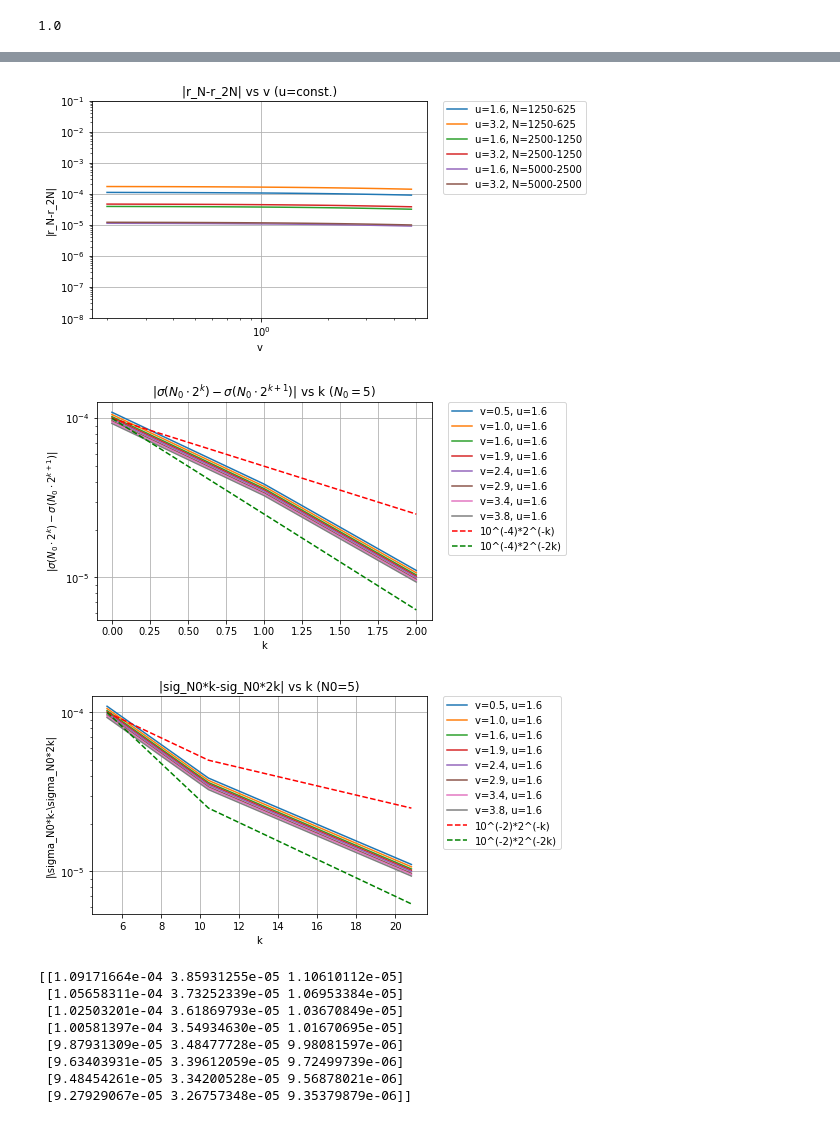
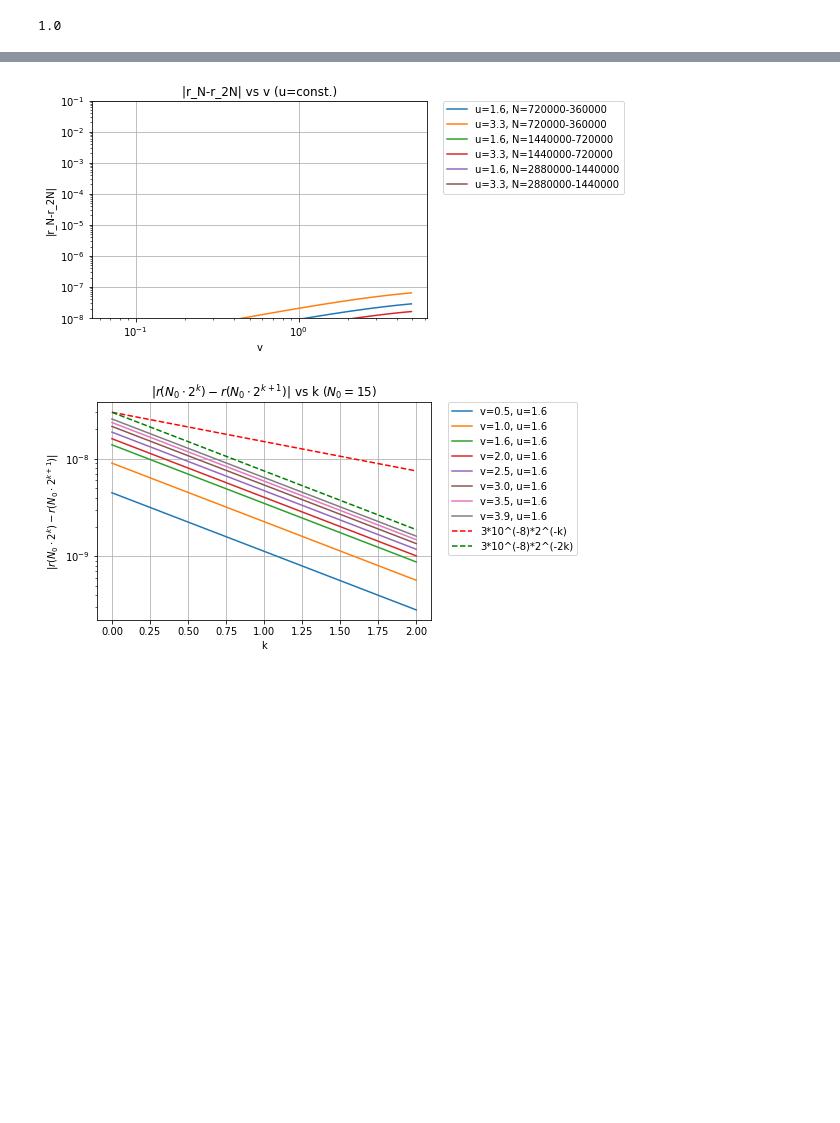
Before and after one commit to bpiotrzkowski/Double-Null-Code, a Jupyter notebook: Convergence Checker.ipynb, the cells around one changed output, grey strips where cells are left out. Cells and saved outputs as stored; diff of their text form; code cells hidden in the pictures; blank space fills up the shorter version.

```diff
--- a/Convergence Checker.ipynb
+++ b/Convergence Checker.ipynb
@@ -316,70 +321,40 @@ plt.ylim(10**(-8),10**(-1))
 #plt.savefig('Error.png',dpi=300,bbox_inches="tight")
 plt.show()
 
 vloc=[3/30,6/30,10/30,12/30,15/30,18/30,21/30,24/30]
 klist=np.zeros((len(vloc),len(Elist)-1))*np.nan
 
 for j in range(0,len(vloc)):
     for k in range(0,len(Elist)-1):
         klist[j][k]=Errorunp[k][0][int(vloc[j]*Nv)]#*Elist[k])]
 
 simlist=range(0,len(Elist)-1)
 #klist=np.array([Errorunp[0][0][int(1/2*Nv*Elist[0])],Errorunp[1][0][int(1/2*Nv*Elist[1])],Errorunp[2][0][int(1/2*Nv*Elist[2])],Errorunp[3][0][int(1/2*Nv*Elist[3])]])
 sample=np.zeros((len(Elist)-1))*np.nan
 sample2=np.zeros((len(Elist)-1))*np.nan
 sample3=np.zeros((len(Elist)-1))*np.nan
 for k in range(0,len(Elist)-1):
-    sample[k]=10**(-4)*2**(-1*simlist[k])
+    sample[k]=3*10**(-8)*2**(-1*simlist[k])
     #sample2[k]=10**(-3)*2**(-1*simlist[k])
-    sample3[k]=10**(-4)*2**(-2*simlist[k])
+    sample3[k]=3*10**(-8)*2**(-2*simlist[k])
 
 for j in range(0,len(vloc)):
     plot=plt.plot(simlist,klist[j][:],label='v='+str(round(vloc[j]*vmax,1))+", u="+str(round(uloc[0]*umax,1)))
-plt.plot(simlist,sample,'r--',label='10^(-4)*2^(-k)')
+plt.plot(simlist,sample,'r--',label='3*10^(-8)*2^(-k)')
 #plt.plot(simlist,sample2,'b--',label='10^(-3)*2^(-1k)')
-plt.plot(simlist,sample3,'g--',label='10^(-4)*2^(-2k)')
-plt.title(r'$|\sigma (N_0 \cdot 2^k)-\sigma (N_0 \cdot 2^{k+1})|$' ' vs k ' r'$(N_0=$'+str(N0)+')')
+plt.plot(simlist,sample3,'g--',label='3*10^(-8)*2^(-2k)')
+###for tex use \sigma, \phi respectively
+plt.title(r'$|r (N_0 \cdot 2^k)-r (N_0 \cdot 2^{k+1})|$' ' vs k ' r'$(N_0=$'+str(N0)+')')
 plt.xlabel('k')
 plt.legend(bbox_to_anchor=(1.05, 1), loc=2, borderaxespad=0.)
 #plt.xlim(1,10)
 #plt.ylim(10**(-10),10**(-1))
-plt.ylabel(r'$|\sigma (N_0 \cdot 2^k)-\sigma (N_0 \cdot 2^{k+1})|$')
+plt.ylabel(r'$|r (N_0 \cdot 2^k)-r (N_0 \cdot 2^{k+1})|$')
 #plt.xscale('log')
 plt.yscale('log')
 plt.grid()
-#plt.savefig('ConTest-2ndorder-sig.png',dpi=300,bbox_inches="tight")
+#plt.savefig('num-rel-pics/ConTest-2ndorder-r.png',dpi=300,bbox_inches="tight")
 plt.show()
-
-simlist=np.asarray(simlist)
-simlist=2**(simlist)*Nu/umax
-
-for j in range(0,len(vloc)):
-    plot=plt.plot(simlist,klist[j][:],label='v='+str(round(vloc[j]*vmax,1))+", u="+str(round(uloc[0]*umax,1)))
-plt.plot(simlist,sample,'r--',label='10^(-2)*2^(-k)')
-#plt.plot(simlist,sample2,'b--',label='10^(-3)*2^(-1k)')
-plt.plot(simlist,sample3,'g--',label='10^(-2)*2^(-2k)')
-plt.title('|sig_N0*k-sig_N0*2k| vs k (N0='+str(N0)+')')
-plt.xlabel('k')
-plt.legend(bbox_to_anchor=(1.05, 1), loc=2, borderaxespad=0.)
-#plt.xlim(1,10)
-#plt.ylim(10**(-10),10**(-1))
-plt.ylabel('|\sigma_N0*k-\sigma_N0*2k|')
-#plt.xscale('log')
-plt.yscale('log')
-plt.grid()
-#plt.savefig('ConTest-2ndorder-sig.png',dpi=300,bbox_inches="tight")
-plt.show()
-
-print(klist)
 # %% [output]
-[figure, old version]
+[figure, new version]
-[figure, old version]
+[figure, new version]
-[figure, removed]
-[[1.09171664e-04 3.85931255e-05 1.10610112e-05]
- [1.05658311e-04 3.73252339e-05 1.06953384e-05]
- [1.02503201e-04 3.61869793e-05 1.03670849e-05]
- [1.00581397e-04 3.54934630e-05 1.01670695e-05]
- [9.87931309e-05 3.48477728e-05 9.98081597e-06]
- [9.63403931e-05 3.39612059e-05 9.72499739e-06]
- [9.48454261e-05 3.34200528e-05 9.56878021e-06]
- [9.27929067e-05 3.26757348e-05 9.35379879e-06]]
```
Also changed, not shown: parts of 6 cells of this notebook, 4 other files.
